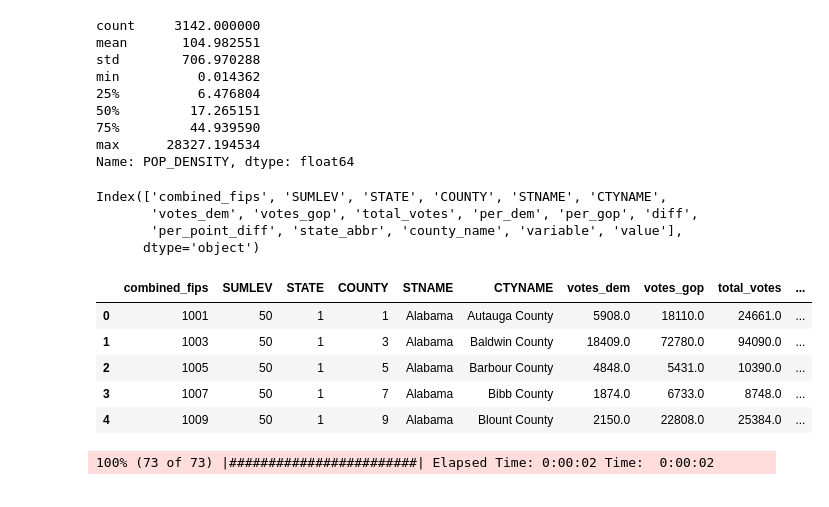
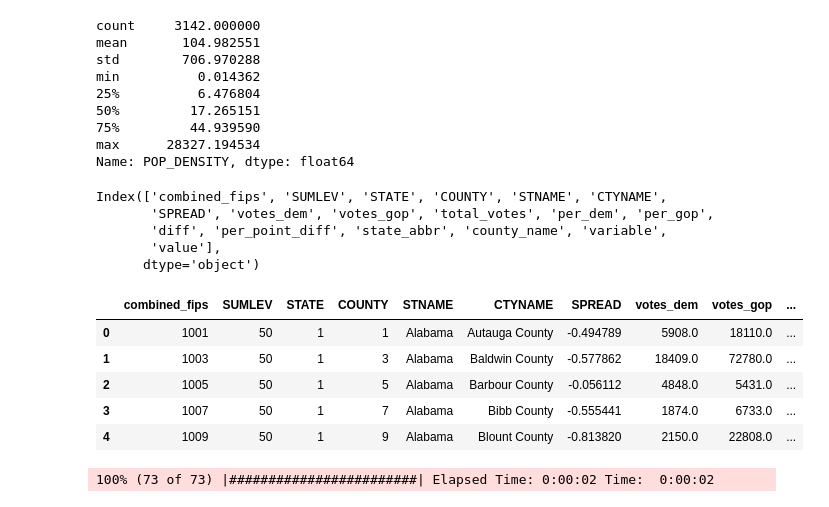
Before and after one commit to arjology/data_science, a Jupyter notebook: US voting and census.ipynb, the cells around one changed output. Drawn from its saved outputs; the diff is of its cells as text; code cells hidden in the pictures.

```diff
--- a/US voting and census.ipynb
+++ b/US voting and census.ipynb
@@ -949,6 +954,7 @@ right = county_level_final.set_index('combined_fips')
 left = population_df.loc[(population_df['YEAR']==9) & (population_df['AGEGRP']==0)].set_index('combined_fips')
 population_and_vote_df = left.join(right, lsuffix='', rsuffix='_r')
 population_and_vote_df = population_and_vote_df.reset_index()
+population_and_vote_df['SPREAD'] = population_and_vote_df['per_dem']-population_and_vote_df['per_gop']
 print('Joined dataset has ' + str(population_and_vote_df.shape[0]) + ' items')
 # %% [output]
 Joined dataset has 3142 items
@@ -988,43 +994,43 @@ value_vars = ['TOT_POP', 'TOT_MALE', 'TOT_FEMALE', 'WA_MALE',
        'NHNA_MALE', 'NHNA_FEMALE', 'NHTOM_MALE', 'NHTOM_FEMALE', 'NHWAC_MALE',
        'NHWAC_FEMALE', 'NHBAC_MALE', 'NHBAC_FEMALE', 'NHIAC_MALE',
        'NHIAC_FEMALE', 'NHAAC_MALE', 'NHAAC_FEMALE', 'NHNAC_MALE',
        'NHNAC_FEMALE', 'H_MALE', 'H_FEMALE', 'HWA_MALE', 'HWA_FEMALE',
        'HBA_MALE', 'HBA_FEMALE', 'HIA_MALE', 'HIA_FEMALE', 'HAA_MALE',
        'HAA_FEMALE', 'HNA_MALE', 'HNA_FEMALE', 'HTOM_MALE', 'HTOM_FEMALE',
        'HWAC_MALE', 'HWAC_FEMALE', 'HBAC_MALE', 'HBAC_FEMALE', 'HIAC_MALE',
        'HIAC_FEMALE', 'HAAC_MALE', 'HAAC_FEMALE', 'HNAC_MALE', 'HNAC_FEMALE']
 id_vars = ['combined_fips',
  'SUMLEV',
  'STATE',
  'COUNTY',
  'STNAME',
  'CTYNAME',
-#  'YEAR',
-#  'AGEGRP',
+ 'SPREAD',
  'votes_dem',
  'votes_gop',
  'total_votes',
  'per_dem',
  'per_gop',
  'diff',
  'per_point_diff',
  'state_abbr',
  'county_name']
 
 population_and_vote_melt_df = pd.melt(population_and_vote_df, id_vars=id_vars, value_vars=value_vars)
 print(population_and_vote_melt_df.columns)
 population_and_vote_melt_df.head()
 # %% [output]
 Index(['combined_fips', 'SUMLEV', 'STATE', 'COUNTY', 'STNAME', 'CTYNAME',
-       'votes_dem', 'votes_gop', 'total_votes', 'per_dem', 'per_gop', 'diff',
-       'per_point_diff', 'state_abbr', 'county_name', 'variable', 'value'],
+       'SPREAD', 'votes_dem', 'votes_gop', 'total_votes', 'per_dem', 'per_gop',
+       'diff', 'per_point_diff', 'state_abbr', 'county_name', 'variable',
+       'value'],
       dtype='object')
-|  | combined_fips | SUMLEV | STATE | COUNTY | STNAME | CTYNAME | votes_dem | votes_gop | total_votes | ... |
-| 0 | 1001 | 50 | 1 | 1 | Alabama | Autauga County | 5908.0 | 18110.0 | 24661.0 | ... |
-| 1 | 1003 | 50 | 1 | 3 | Alabama | Baldwin County | 18409.0 | 72780.0 | 94090.0 | ... |
-| 2 | 1005 | 50 | 1 | 5 | Alabama | Barbour County | 4848.0 | 5431.0 | 10390.0 | ... |
-| 3 | 1007 | 50 | 1 | 7 | Alabama | Bibb County | 1874.0 | 6733.0 | 8748.0 | ... |
-| 4 | 1009 | 50 | 1 | 9 | Alabama | Blount County | 2150.0 | 22808.0 | 25384.0 | ... |
+|  | combined_fips | SUMLEV | STATE | COUNTY | STNAME | CTYNAME | SPREAD | votes_dem | votes_gop | ... |
+| 0 | 1001 | 50 | 1 | 1 | Alabama | Autauga County | -0.494789 | 5908.0 | 18110.0 | ... |
+| 1 | 1003 | 50 | 1 | 3 | Alabama | Baldwin County | -0.577862 | 18409.0 | 72780.0 | ... |
+| 2 | 1005 | 50 | 1 | 5 | Alabama | Barbour County | -0.056112 | 4848.0 | 5431.0 | ... |
+| 3 | 1007 | 50 | 1 | 7 | Alabama | Bibb County | -0.555441 | 1874.0 | 6733.0 | ... |
+| 4 | 1009 | 50 | 1 | 9 | Alabama | Blount County | -0.813820 | 2150.0 | 22808.0 | ... |
 # %%
 # Saving the dataframes
 population_and_vote_df.to_csv('data/US_voting/population_and_vote.csv')
```
Also changed, not shown: parts of 21 cells of this notebook, 3 other files.
